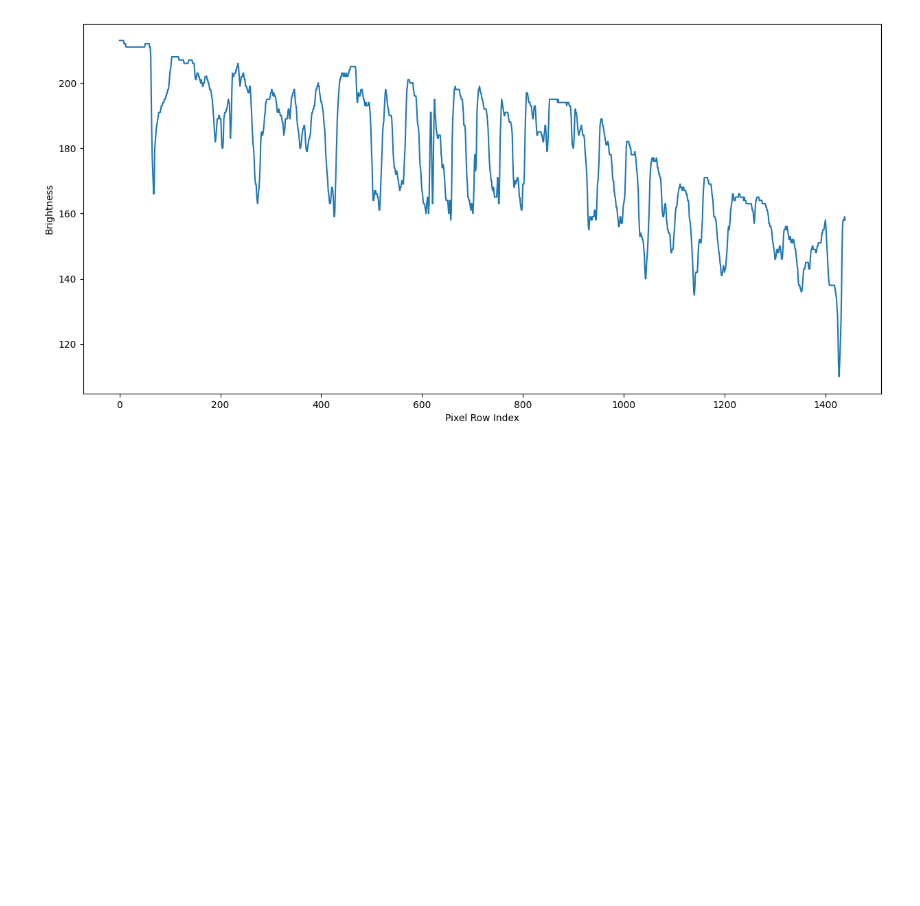
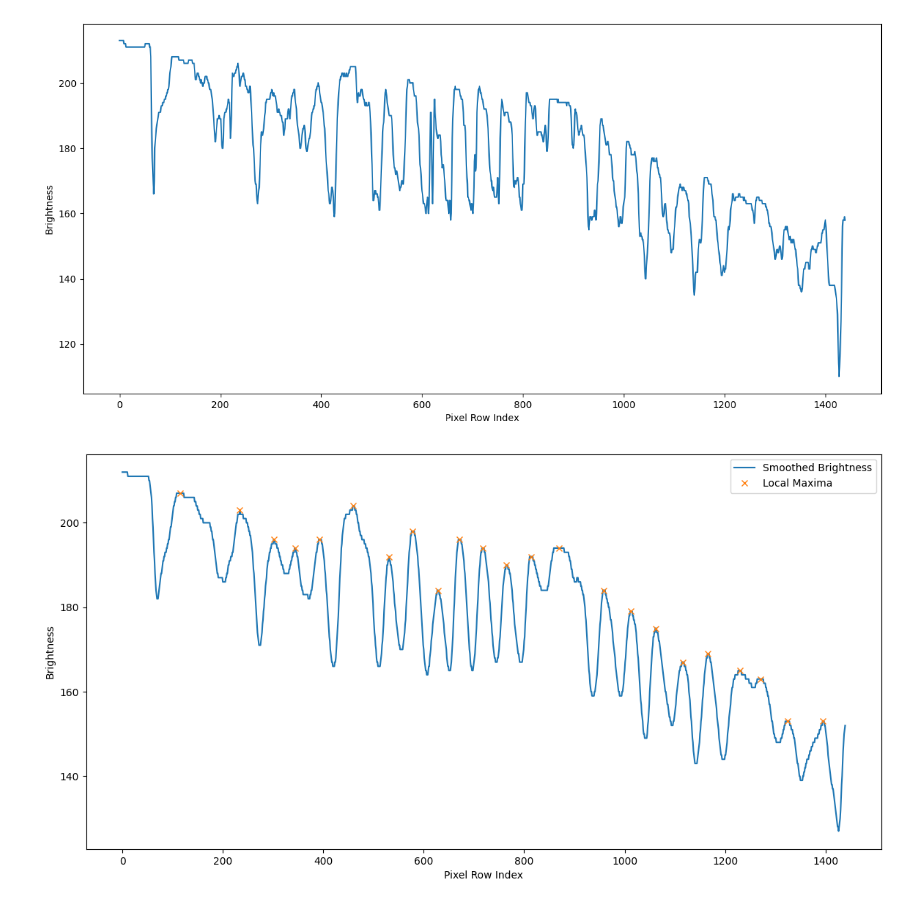
Before and after one commit to Dlybeck/WritingScan, a Jupyter notebook: Expiriment.ipynb, the cells around one changed output. Cells and saved outputs as stored; diff of their text form; code cells hidden in the pictures; blank space fills up the shorter version.

```diff
--- a/Expiriment.ipynb
+++ b/Expiriment.ipynb
@@ -97 +82,19 @@ for idx in local_maxima_indices:
+# %%
+brightness_np = np.array(brightness)
+
+smoothed_data = gaussian_filter1d(brightness_np, sigma=5)
+
+# Find peaks (local maxima)
+peaks, _ = find_peaks(smoothed_data, distance=40)  # Adjust distance based on your data
+
+# Plot the smoothed data and the detected peaks
+plt.figure(figsize=(14, 7))
+plt.plot(smoothed_data, label="Smoothed Brightness")
+plt.plot(peaks, smoothed_data[peaks], "x", label="Local Maxima")
+plt.xlabel("Pixel Row Index")
+plt.ylabel("Brightness")
+plt.legend()
+plt.show()
+# %% [output]
+[figure, added]
 # %%
```
Also changed, not shown: parts of 6 cells of this notebook, 25 other files.
